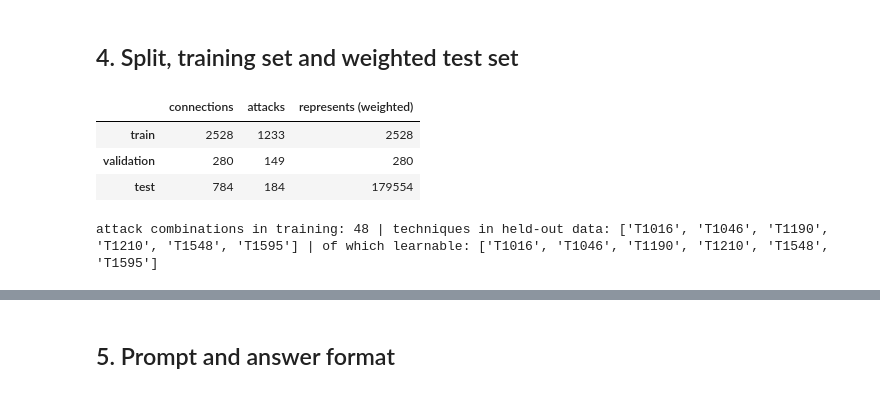
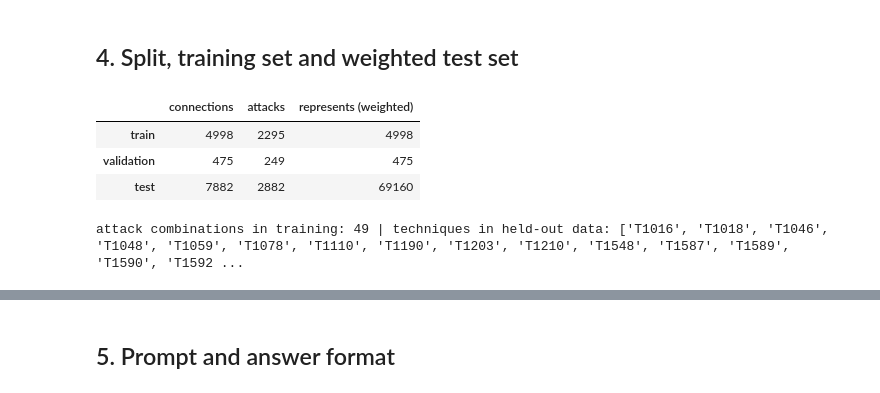
Before and after one commit to aakashvardhan/cyber-threat-detection, a Jupyter notebook: notebooks/fine_tuned_llm/UWF_LLM_Finetune.ipynb, the cells around one changed output, grey strips where cells are left out. Saved outputs shown, nothing was run; the diff lists cells and outputs as text; code cells hidden in the pictures.

```diff
--- a/notebooks/fine_tuned_llm/UWF_LLM_Finetune.ipynb
+++ b/notebooks/fine_tuned_llm/UWF_LLM_Finetune.ipynb
@@ -181,6 +212,8 @@ from sklearn.model_selection import train_test_split
 
 def split_masks(df):
     """Returns (train_pool, test) boolean masks for the chosen SPLIT."""
+    if CFG["SPLIT"] == "sai_files":
+        return (df.split == "train").to_numpy(), (df.split == "test").to_numpy()
     if CFG["SPLIT"] == "leave_one_dataset_out":
         test = (df.capture == CFG["HOLD_OUT"]).to_numpy()
     elif CFG["SPLIT"] == "year":
@@ -195,50 +228,61 @@ def split_masks(df):
     else:
         raise ValueError(CFG["SPLIT"])
     return ~test, test
 
 
 train_pool_mask, test_mask = split_masks(edges)
-assert test_mask.any(), f"nothing to test: check HOLD_OUT={CFG['HOLD_OUT']!r}"
+HAS_TEST = bool(test_mask.any())
+assert HAS_TEST or CFG["SPLIT"] == "sai_files", f"nothing to test: check HOLD_OUT={CFG['HOLD_OUT']!r}"
 pool, test_pool = edges[train_pool_mask], edges[test_mask]
 
-## training set: cap each technique combination, add normal traffic, drop duplicate texts (keep the majority answer)
-rng = np.random.default_rng(CFG["SEED"])
-attack_parts = [g.sample(min(len(g), CFG["TRAIN_CAP_PER_COMBO"]), random_state=CFG["SEED"])
-                for _, g in pool[pool.attack].groupby("combo")]
-attacks = pd.concat(attack_parts) if attack_parts else pool.iloc[0:0]
-normal_pool = pool[~pool.attack]
-normals = normal_pool.sample(min(len(normal_pool), int(len(attacks) * CFG["NORMAL_PER_ATTACK"]) or 1), random_state=CFG["SEED"])
-train_all = pd.concat([attacks, normals])
-majority = train_all.groupby("text").answer.agg(lambda s: s.value_counts().index[0])
-train_all = train_all.drop_duplicates("text").assign(answer=lambda d: d.text.map(majority))
-train_all = train_all.sample(frac=1.0, random_state=CFG["SEED"])
-n_val = max(1, int(len(train_all) * CFG["VAL_FRACTION"]))
-val_set, train_set = train_all.iloc[:n_val], train_all.iloc[n_val:]
+
+def capped_sample(frame, cap):
+    """Up to `cap` connections per attack combination, the same number of normal ones, duplicate texts removed
+    (keeping the majority answer), shuffled."""
+    parts = [g.sample(min(len(g), cap), random_state=CFG["SEED"]) for _, g in frame[frame.attack].groupby("combo")]
+    attacks = pd.concat(parts) if parts else frame.iloc[0:0]
+    normal = frame[~frame.attack]
+    normals = normal.sample(min(len(normal), int(len(attacks) * CFG["NORMAL_PER_ATTACK"]) or 1), random_state=CFG["SEED"])
+    sample = pd.concat([attacks, normals])
+    majority = sample.groupby("text").answer.agg(lambda s: s.value_counts().index[0])
+    sample = sample.drop_duplicates("text").assign(answer=lambda d: d.text.map(majority))
+    return sample.sample(frac=1.0, random_state=CFG["SEED"])
+
+
+if CFG["SPLIT"] == "sai_files":
+    ## training from Sai's training file, validation from her validation file (texts already in training dropped)
+    train_set = capped_sample(pool, CFG["TRAIN_CAP_PER_COMBO"])
+    val_set = capped_sample(edges[edges.split == "validation"], CFG["VAL_CAP_PER_COMBO"])
+    val_set = val_set[~val_set.text.isin(set(train_set.text))]
+else:
+    train_all = capped_sample(pool, CFG["TRAIN_CAP_PER_COMBO"])
+    n_val = max(1, int(len(train_all) * CFG["VAL_FRACTION"]))
+    val_set, train_set = train_all.iloc[:n_val], train_all.iloc[n_val:]
 
 ## test set: sample each stratum (attack combination or normal) and keep a weight = stratum size / sample size
 test_parts = []
 for combo, group in test_pool.groupby("combo"):
     cap = CFG["TEST_NORMAL"] if combo == "normal" else CFG["TEST_CAP_PER_COMBO"]
     sample = group.sample(min(len(group), cap), random_state=CFG["SEED"])
     test_parts.append(sample.assign(weight=len(group) / len(sample)))
-test_set = pd.concat(test_parts)
+test_set = pd.concat(test_parts) if test_parts else test_pool.assign(weight=1.0)
 
 ## techniques the model can learn: present in the training pool
 learnable = set(t for ts in pool.loc[pool.attack, "techniques"] for t in ts)
 summary = pd.DataFrame({
     "connections": [len(train_set), len(val_set), len(test_set)],
     "attacks": [int(train_set.attack.sum()), int(val_set.attack.sum()), int(test_set.attack.sum())],
     "represents (weighted)": [len(train_set), len(val_set), int(test_set.weight.sum())],
 }, index=["train", "validation", "test"])
 display(summary)
 print("attack combinations in training:", train_set[train_set.attack].combo.nunique(),
       "| techniques in held-out data:", sorted(set(t for ts in test_pool.techniques for t in ts)),
       "| of which learnable:", sorted(set(t for ts in test_pool.techniques for t in ts) & learnable))
-for name, frame in [("train", train_set), ("val", val_set), ("test", test_set)]:
+for name, frame in [("train", train_set), ("val", val_set)] + [("test", test_set)] * HAS_TEST:
     frame.drop(columns=["tactic_targets", "mitre_targets"]).to_parquet(OUT_DIR / f"{name}.parquet", index=False)
 # %% [output]
 |  | connections | attacks | represents (weighted) |
-| train | 2528 | 1233 | 2528 |
-| validation | 280 | 149 | 280 |
-| test | 784 | 184 | 179554 |
+| train | 4998 | 2295 | 4998 |
+| validation | 475 | 249 | 475 |
+| test | 7882 | 2882 | 69160 |
-attack combinations in training: 48 | techniques in held-out data: ['T1016', 'T1046', 'T1190', 'T1210', 'T1548', 'T1595'] | of which learnable: ['T1016', 'T1046', 'T1190', 'T1210', 'T1548', 'T1595']
+attack combinations in training: 49 | techniques in held-out data: ['T1016', 'T1018', 'T1046', 'T1048', 'T1059', 'T1078', 'T1110', 'T1190', 'T1203', 'T1210', 'T1548', 'T1587', 'T1589', 'T1590', 'T1592 ...
```
Also changed, not shown: parts of 15 cells of this notebook, 1 other file.
